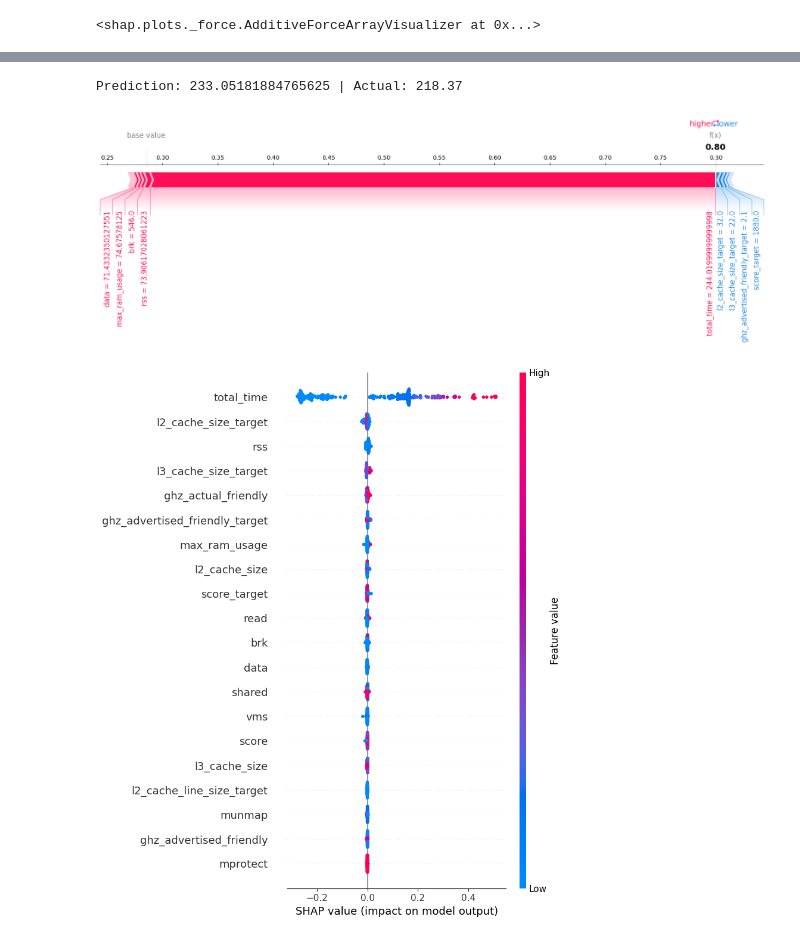
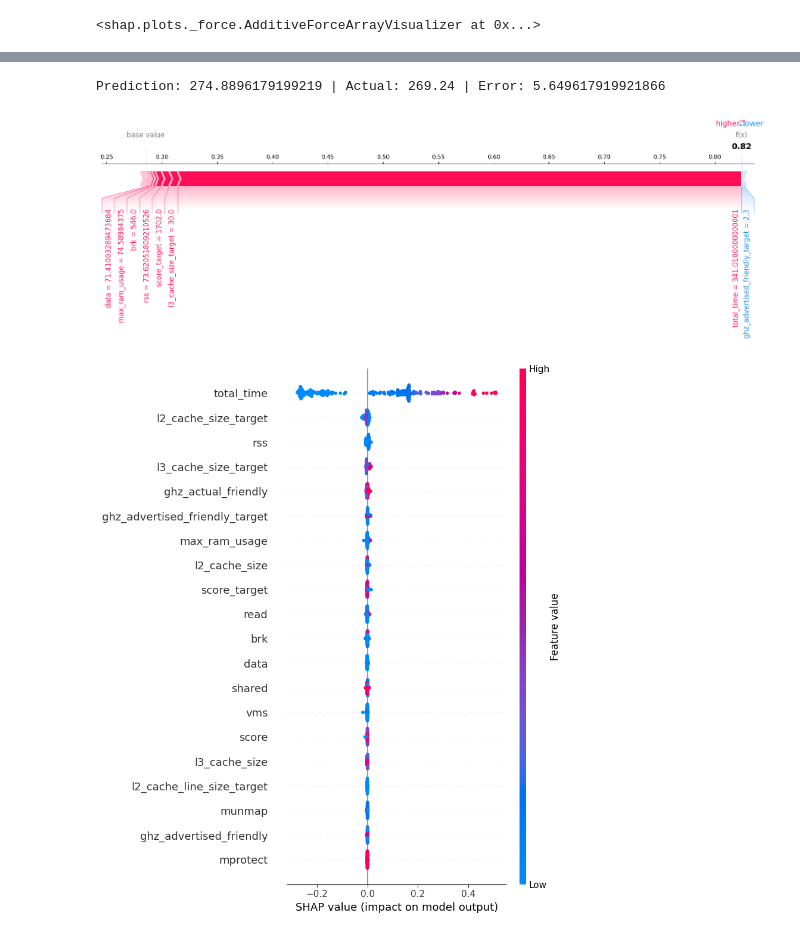
Before and after one commit to FrancoCabezasPoblete/resource-prediction-study, a Jupyter notebook: notebooks/modelXGB.ipynb, the cells around one changed output, grey strips where cells are left out. Cells and saved outputs as stored; diff of their text form; code cells hidden in the pictures.

```diff
--- a/notebooks/modelXGB.ipynb
+++ b/notebooks/modelXGB.ipynb
@@ -339,10 +339,10 @@ Prediction: 9.235628128051758 | Actual: 9.51
 # %%
-instance = 146
-print(f"Prediction: {y_prediction[instance].item()} | Actual: {test_df_og.iloc[instance]['total_time_target']}")
+instance = 170
+print(f"Prediction: {y_prediction[instance].item()} | Actual: {test_df_og.iloc[instance]['total_time_target']} | Error: {abs(y_prediction[instance].item() - test_df_og.iloc[instance]['total_time_target'])}")
 shap.force_plot(explainer.expected_value, shap_values[instance], X_test_non_scaled[instance], feature_names=features, matplotlib=True, text_rotation=90)
 # %% [output]
-Prediction: 233.05181884765625 | Actual: 218.37
+Prediction: 274.8896179199219 | Actual: 269.24 | Error: 5.649617919921866
-[figure, old version]
+[figure, new version]
 # %%
 # Sumarize the effects of all the features
 shap.summary_plot(shap_values, X_test_non_scaled, feature_names=features)
```
Also changed, not shown: parts of 2 cells of this notebook, 7 other files.
